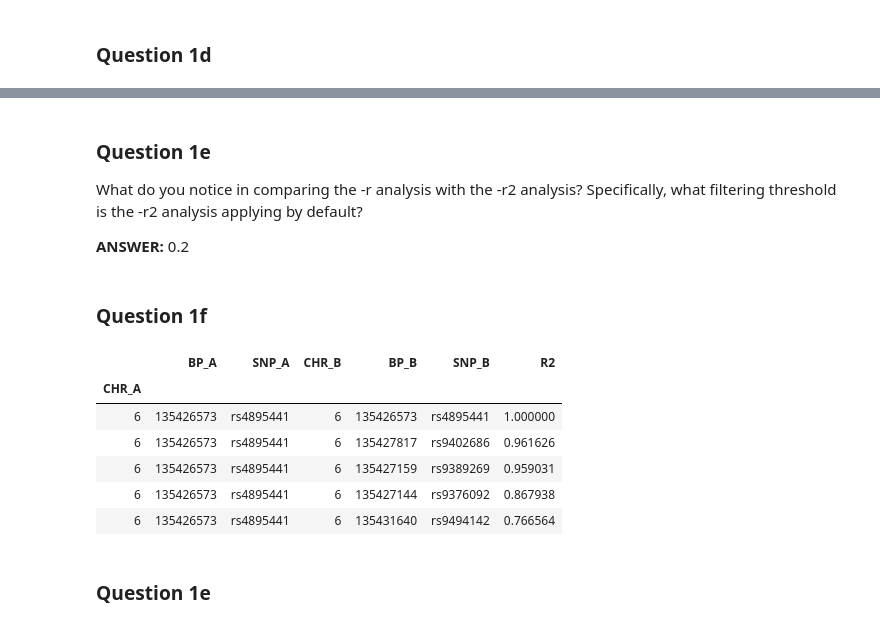
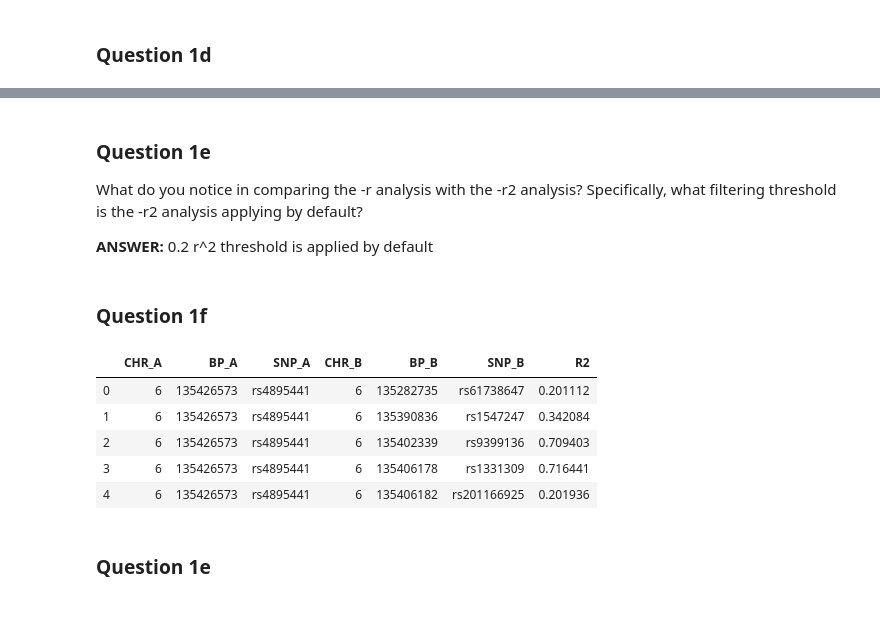
Before and after one commit to CArellG/humbio51, a Jupyter notebook: Weekly Assignments/HUMBIO51 Weekly Assignment 8-SOLUTIONS.ipynb, the cells around one changed output, grey strips where cells are left out. Saved outputs shown, nothing was run; the diff lists cells and outputs as text; code cells hidden in the pictures.

```diff
--- a/Weekly Assignments/HUMBIO51 Weekly Assignment 8-SOLUTIONS.ipynb
+++ b/Weekly Assignments/HUMBIO51 Weekly Assignment 8-SOLUTIONS.ipynb
@@ -144,28 +149,26 @@ Note: No phenotypes present.
 What do you notice in comparing the -r analysis with the -r2 analysis? Specifically, what filtering threshold is the -r2 analysis applying by default?
 
 
-**ANSWER:** 0.2
+**ANSWER:**  0.2 r^2 threshold is applied by default
 # %% [markdown]
 ### Question 1f
 # %%
-#Read the list of SNPs in linkage disequilibrium with rs4895441 with an r^2 > 0.2
-#into a dataframe in Python and print the sorted the list.
+#Read the list of SNPs in linkage disequilibrium with rs4895441 using R2 coefficients into a dataframe in Python
+#and print the sorted the list.
 #HINT: When reading in the dataframe use the delim_whitespace=True argument.
-## BEGIN SOLUTION
+
+## BEGIN SOLUTION ##
 import pandas as pd
-data=pd.read_table("r.for.rs4895441.ld",delim_whitespace=True,header=0,index_col=0)
-data=data.sort_values('R2',ascending=False)
-data.head()
-
-##END SOLUTION
+r2_data=pd.read_table("r2.for.rs4895441.ld",header=0,delim_whitespace=True)
+r2_data.head()
+## END SOLUTION ##
 # %% [output]
-|  | BP_A | SNP_A | CHR_B | BP_B | SNP_B | R2 |
-| CHR_A |  |  |  |  |  |  |
-| 6 | 135426573 | rs4895441 | 6 | 135426573 | rs4895441 | 1.000000 |
-| 6 | 135426573 | rs4895441 | 6 | 135427817 | rs9402686 | 0.961626 |
-| 6 | 135426573 | rs4895441 | 6 | 135427159 | rs9389269 | 0.959031 |
-| 6 | 135426573 | rs4895441 | 6 | 135427144 | rs9376092 | 0.867938 |
-| 6 | 135426573 | rs4895441 | 6 | 135431640 | rs9494142 | 0.766564 |
+|  | CHR_A | BP_A | SNP_A | CHR_B | BP_B | SNP_B | R2 |
+| 0 | 6 | 135426573 | rs4895441 | 6 | 135282735 | rs61738647 | 0.201112 |
+| 1 | 6 | 135426573 | rs4895441 | 6 | 135390836 | rs1547247 | 0.342084 |
+| 2 | 6 | 135426573 | rs4895441 | 6 | 135402339 | rs9399136 | 0.709403 |
+| 3 | 6 | 135426573 | rs4895441 | 6 | 135406178 | rs1331309 | 0.716441 |
+| 4 | 6 | 135426573 | rs4895441 | 6 | 135406182 | rs201166925 | 0.201936 |
 # %% [markdown]
 ### Question 1e
 # %%
```
Also changed, not shown: parts of 25 cells of this notebook, 1 other file.
